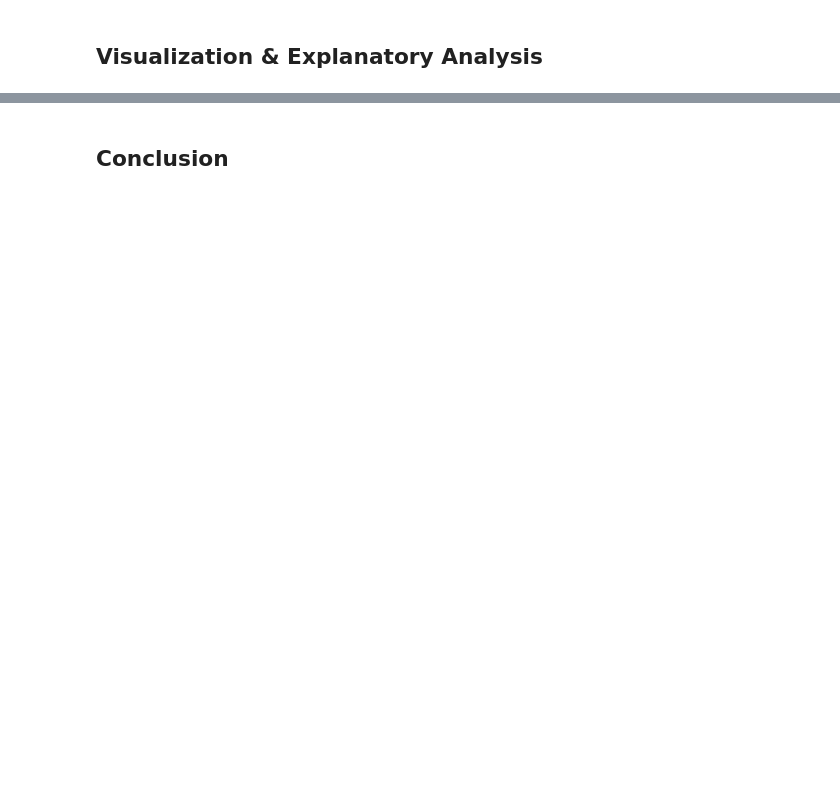
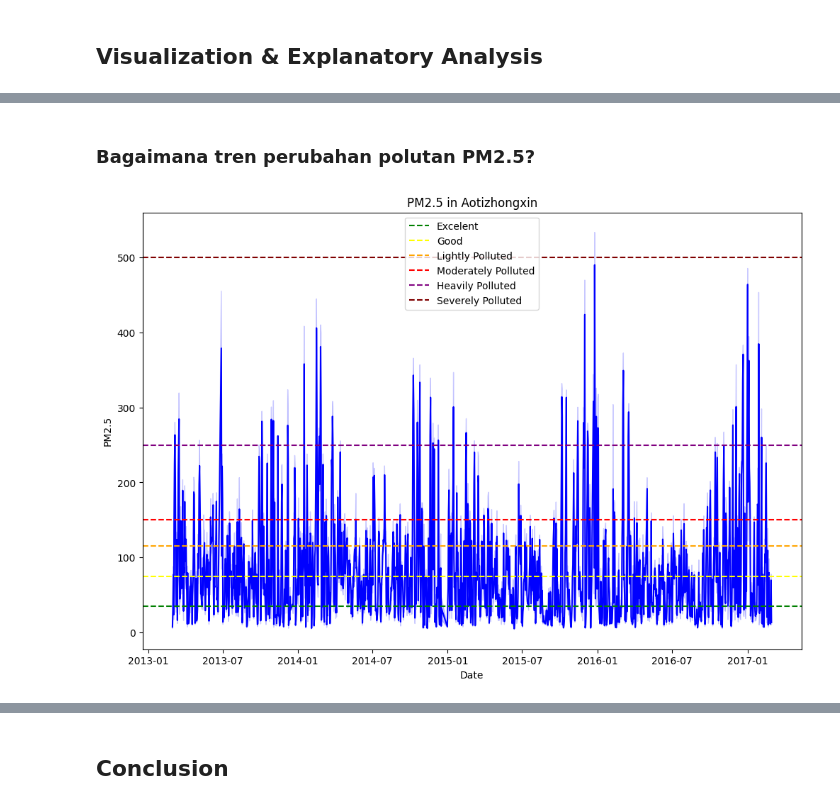
Before and after one commit to attmhd/data_analisis_attmhd, a Jupyter notebook: notebook.ipynb, the cells around one changed output, grey strips where cells are left out. Drawn from its saved outputs; the diff is of its cells as text; code cells hidden in the pictures; blank space fills up the shorter version.

```diff
--- a/notebook.ipynb
+++ b/notebook.ipynb
@@ -326,0 +667,17 @@ Jumlah data yang duplikat : 0
+# %% [markdown]
+### Bagaimana tren perubahan polutan PM2.5?
+# %%
+# data aotizhongxin
+plt.figure(figsize=(12, 8))
+sns.lineplot(x='Date', y='PM2.5', data=data[data['station'] == 'Aotizhongxin'], color='blue')
+plt.axhline(y=35, color='green', linestyle='--', label='Excelent')
+plt.axhline(y=75, color='yellow', linestyle='--', label='Good')
+plt.axhline(y=115, color='orange', linestyle='--', label='Lightly Polluted')
+plt.axhline(y=150, color='red', linestyle='--', label='Moderately Polluted')
+plt.axhline(y=250, color='purple', linestyle='--', label='Heavily Polluted')
+plt.axhline(y=500, color='maroon', linestyle='--', label='Severely Polluted')
+plt.legend()
+plt.title('PM2.5 in Aotizhongxin')
+plt.show()
+# %% [output]
+[figure, added]
```
Also changed, not shown: parts of 60 cells of this notebook, 3 other files.
